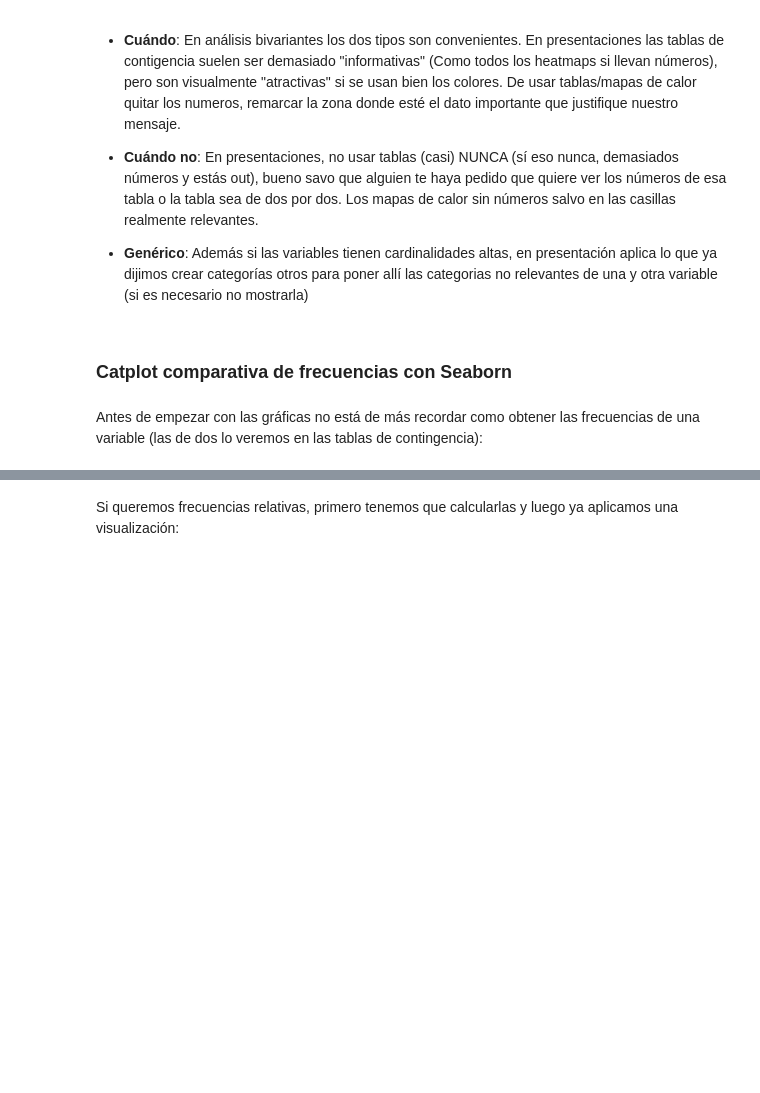
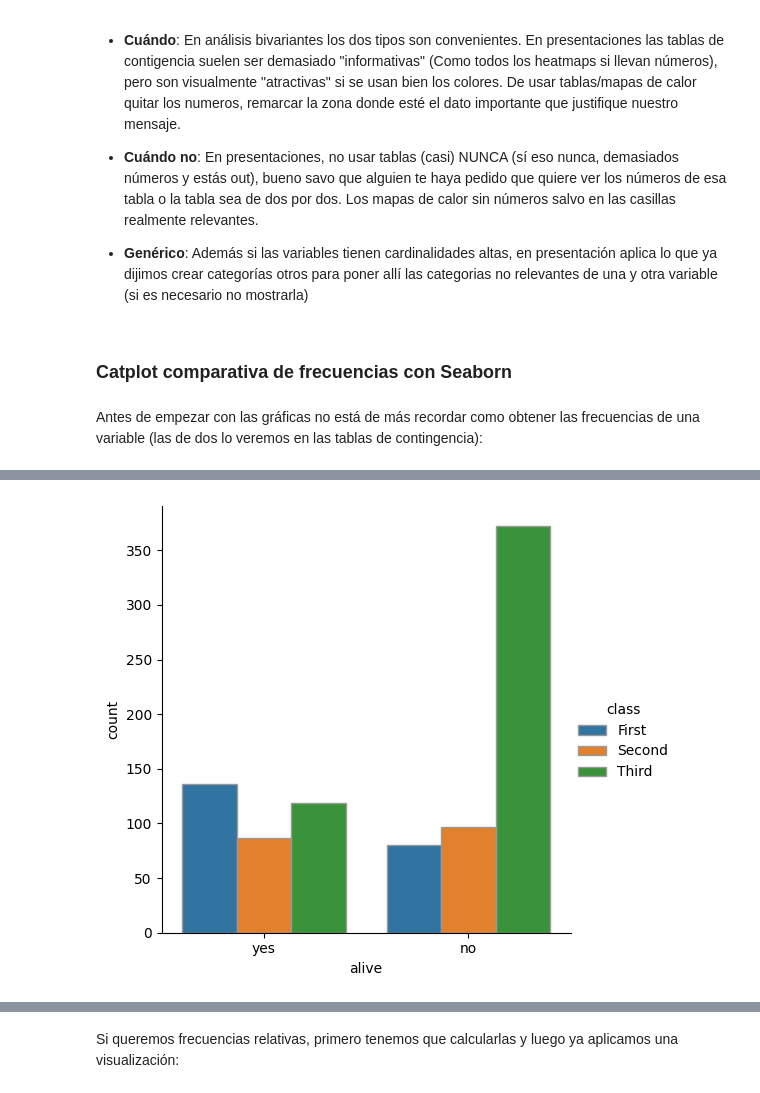
Before and after one commit to MHHsim/DS-Online-Marta-Harana, a Jupyter notebook: 03_Data_Analysis/Sprint_08/Unidad_02_Visualizacion_Avanzada_Seaborn/01_Workout/04_Visualizacion_Dos_Variables_I.ipynb, the cells around one changed output, grey strips where cells are left out. Saved outputs shown, nothing was run; the diff lists cells and outputs as text; code cells hidden in the pictures; blank space fills up the shorter version.

```diff
--- a/03_Data_Analysis/Sprint_08/Unidad_02_Visualizacion_Avanzada_Seaborn/01_Workout/04_Visualizacion_Dos_Variables_I.ipynb
+++ b/03_Data_Analysis/Sprint_08/Unidad_02_Visualizacion_Avanzada_Seaborn/01_Workout/04_Visualizacion_Dos_Variables_I.ipynb
@@ -45,3 +53,17 @@ print(frecuencias_relativas)
+# %%
+#AC
+#### Tablas de frecuencias absolutas modo 1
+sns.catplot(x="alive",
+            hue="class", # el diagrama de color nos lo define "class"
+            kind="count", # Me permite diferentes tipos de gráficos sobre variables
+            edgecolor= ".6",
+            orient = "V",
+            data = df_titanic.sort_values("class"));
+
+# alive, yes no y un codigo de color para los diferentes tipos de clases,
+# sobrevivieron
+# %% [output]
+[figure, added]
 # %%
 # Tabla de frecuencias modo 2
 sns.catplot(x="alive",
```
Also changed, not shown: parts of 15 cells of this notebook.
